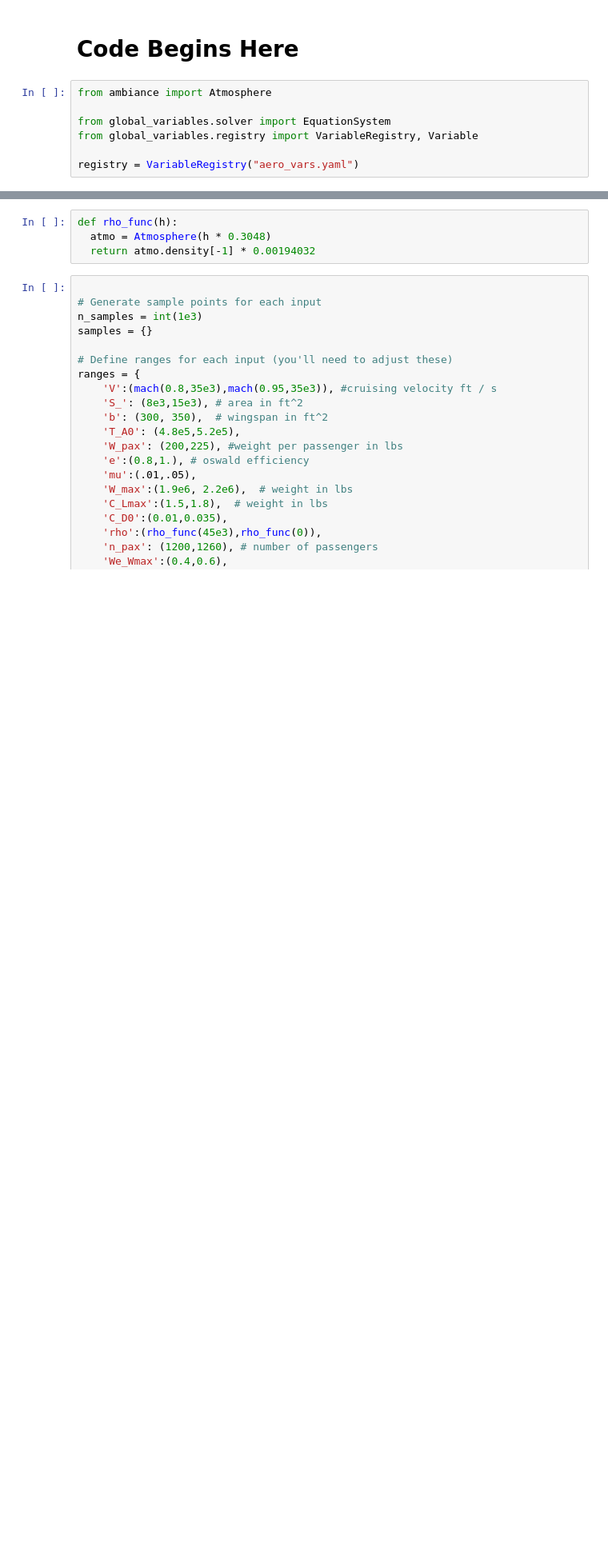
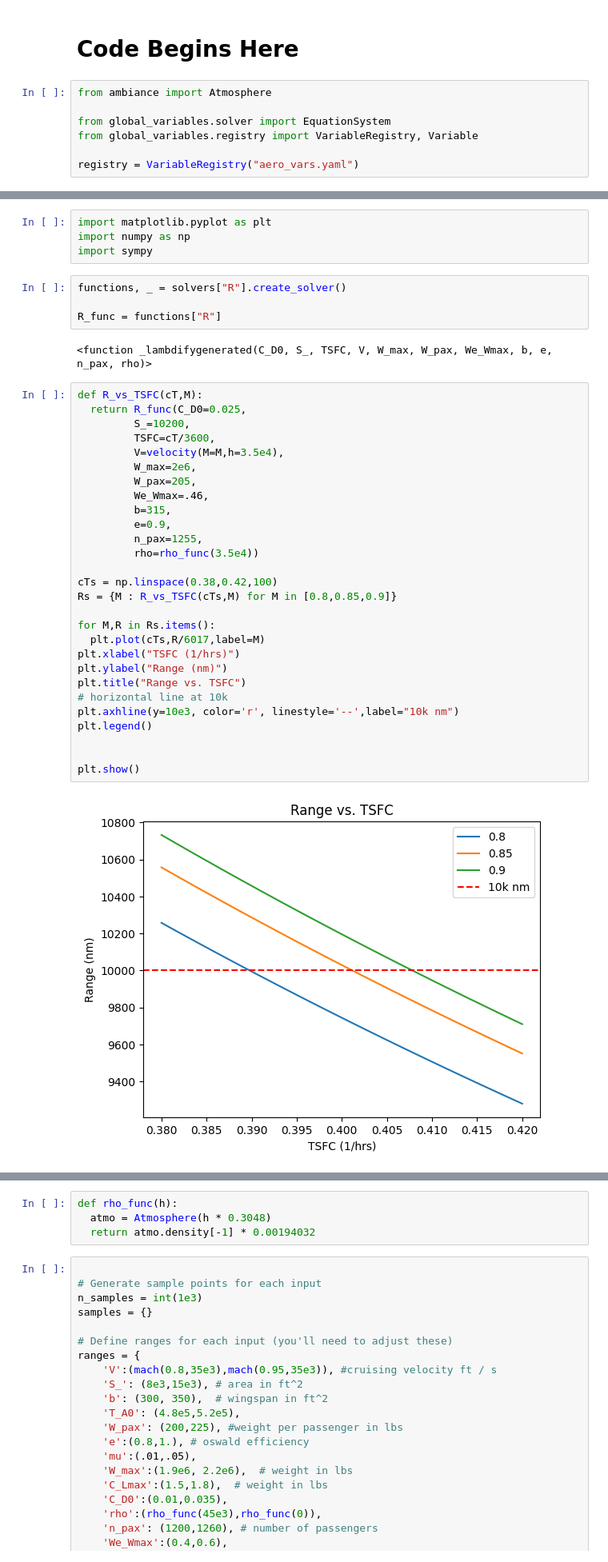
Before and after one commit to DrYogurt/Aero-Design-Team-Gamma, a Jupyter notebook: analysis/first_round.ipynb, the cells around one changed output, grey strips where cells are left out. Shown: that part at 80% size. Saved outputs shown, nothing was run; the diff lists cells and outputs as text; blank space fills up the shorter version.

Commit message:
added plotting code

```diff
--- a/analysis/first_round.ipynb
+++ b/analysis/first_round.ipynb
@@ -80 +80,41 @@ Required inputs: {'e', 'mu', 'We_Wmax', 'b', 'TSFC', 'W_pax', 'n_pax', 'rho', 'C
+# %%
+import matplotlib.pyplot as plt
+import numpy as np
+import sympy
+# %%
+functions, _ = solvers["R"].create_solver()
+
+R_func = functions["R"]
+# %% [output]
+<function _lambdifygenerated(C_D0, S_, TSFC, V, W_max, W_pax, We_Wmax, b, e, n_pax, rho)>
+# %%
+def R_vs_TSFC(cT,M):
+  return R_func(C_D0=0.025,
+         S_=10200,
+         TSFC=cT/3600,
+         V=velocity(M=M,h=3.5e4),
+         W_max=2e6,
+         W_pax=205,
+         We_Wmax=.46,
+         b=315,
+         e=0.9,
+         n_pax=1255,
+         rho=rho_func(3.5e4))
+
+cTs = np.linspace(0.38,0.42,100)
+Rs = {M : R_vs_TSFC(cTs,M) for M in [0.8,0.85,0.9]}
+
+for M,R in Rs.items():
+  plt.plot(cTs,R/6017,label=M)
+plt.xlabel("TSFC (1/hrs)")
+plt.ylabel("Range (nm)")
+plt.title("Range vs. TSFC")
+# horizontal line at 10k
+plt.axhline(y=10e3, color='r', linestyle='--',label="10k nm")
+plt.legend()
+
+
+plt.show()
+# %% [output]
+[figure, added]
 # %%
```
Also changed, not shown: parts of 4 cells of this notebook.
